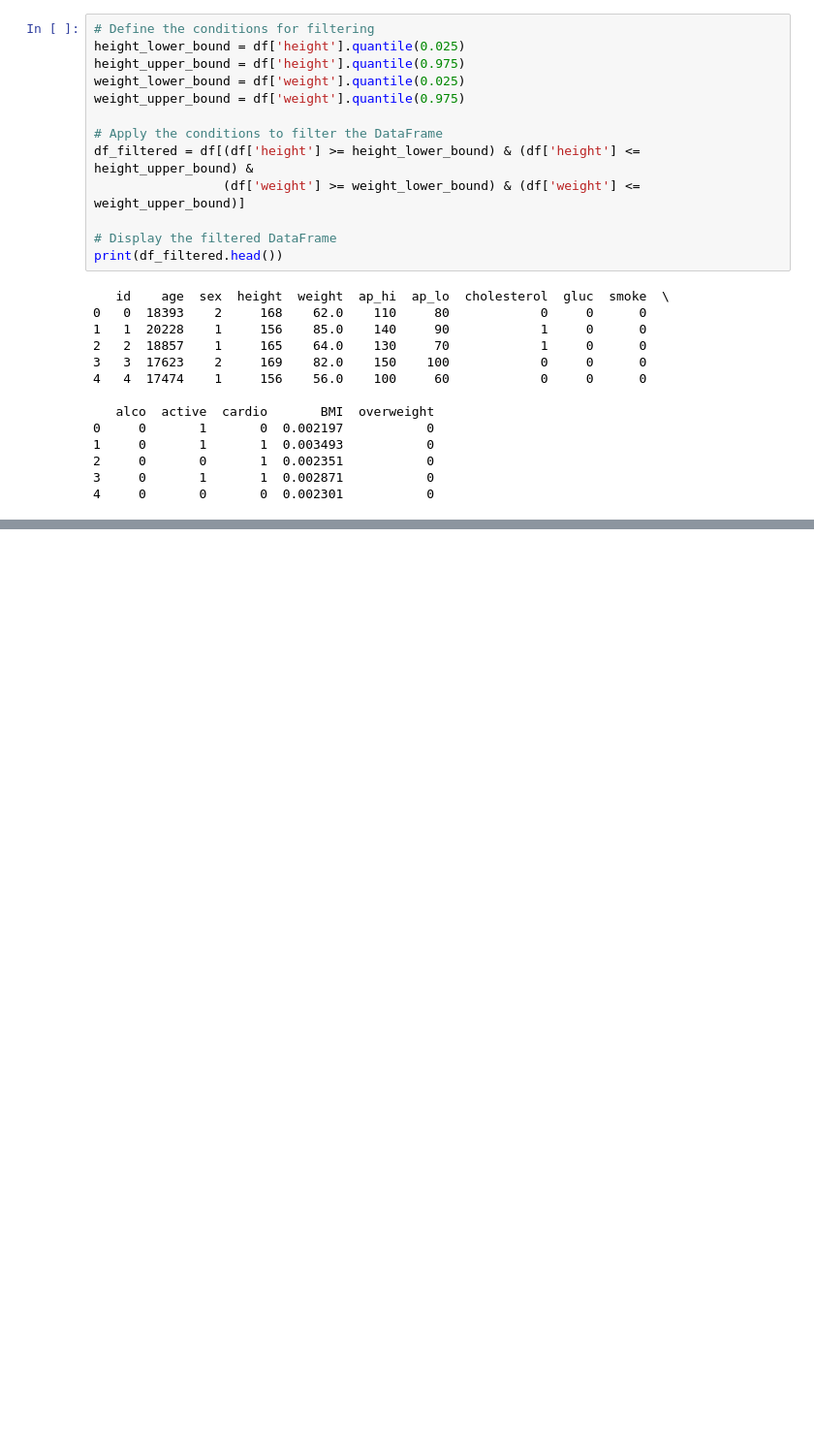
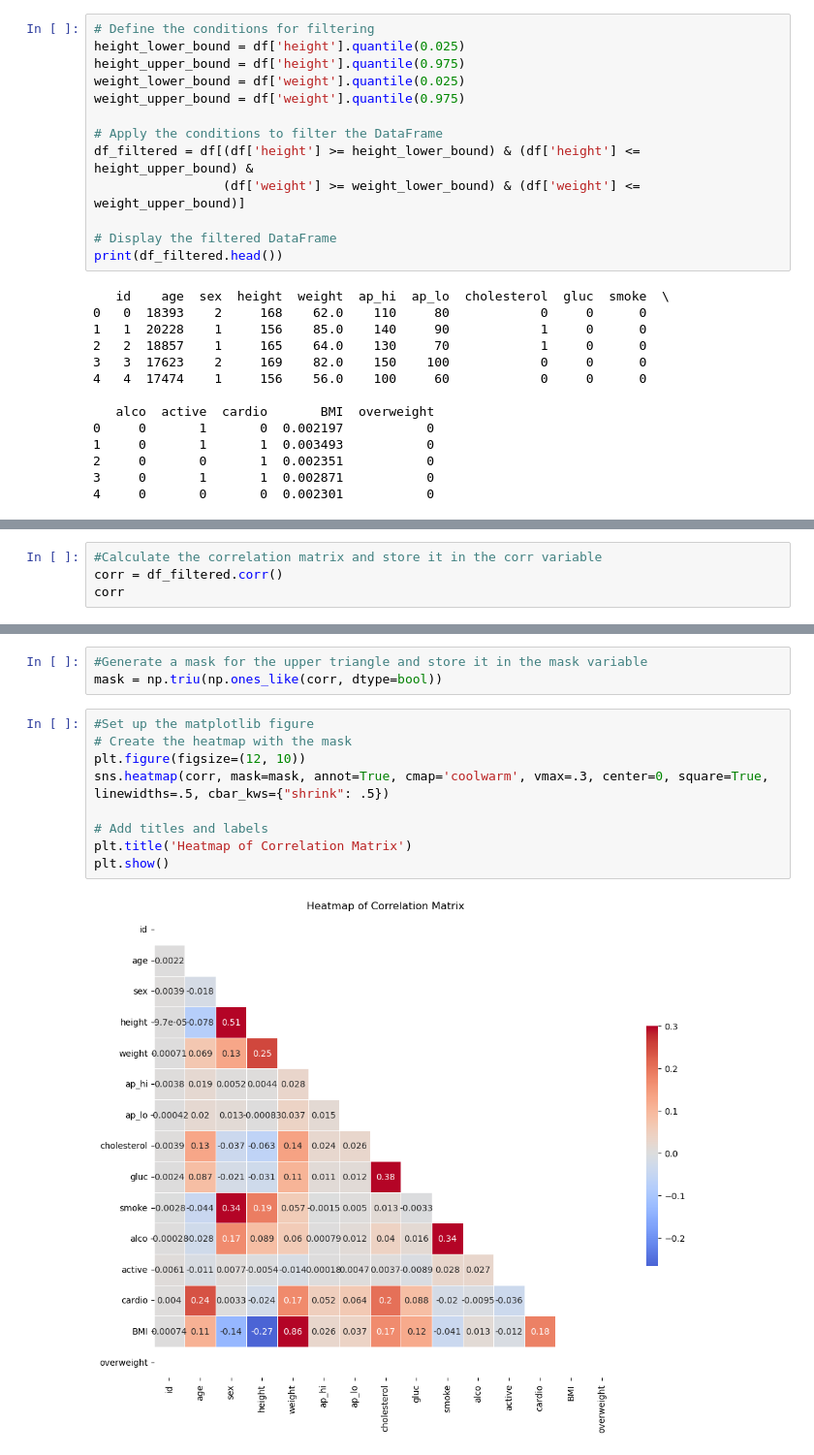
Before and after one commit to AlisonCG1/Freecodecamp_certificate, a Jupyter notebook: Certificate_Freecodecamp.ipynb, the cells around one changed output, grey strips where cells are left out. Shown at 97% size. Drawn from its saved outputs; the diff is of its cells as text; blank space fills up the shorter version.

```diff
--- a/Certificate_Freecodecamp.ipynb
+++ b/Certificate_Freecodecamp.ipynb
@@ -337,0 +341,4 @@ print(df_filtered.head())
+# %%
+#Calculate the correlation matrix and store it in the corr variable
+corr = df_filtered.corr()
+corr
@@ -337,0 +362,14 @@ print(df_filtered.head())
+# %%
+#Generate a mask for the upper triangle and store it in the mask variable
+mask = np.triu(np.ones_like(corr, dtype=bool))
+# %%
+#Set up the matplotlib figure
+# Create the heatmap with the mask
+plt.figure(figsize=(12, 10))
+sns.heatmap(corr, mask=mask, annot=True, cmap='coolwarm', vmax=.3, center=0, square=True, linewidths=.5, cbar_kws={"shrink": .5})
+
+# Add titles and labels
+plt.title('Heatmap of Correlation Matrix')
+plt.show()
+# %% [output]
+[figure, added]
```
Also changed, not shown: parts of 5 cells of this notebook.
